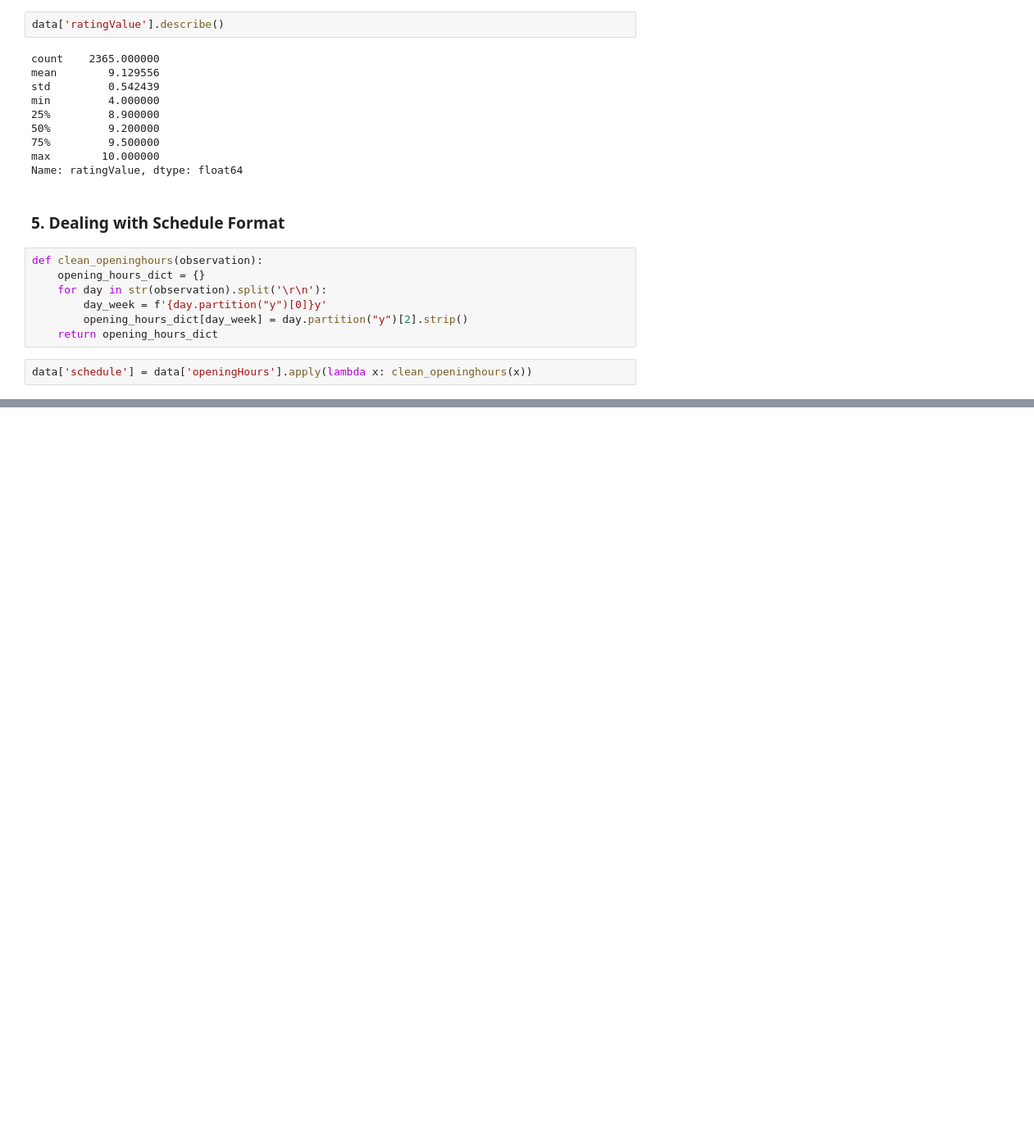
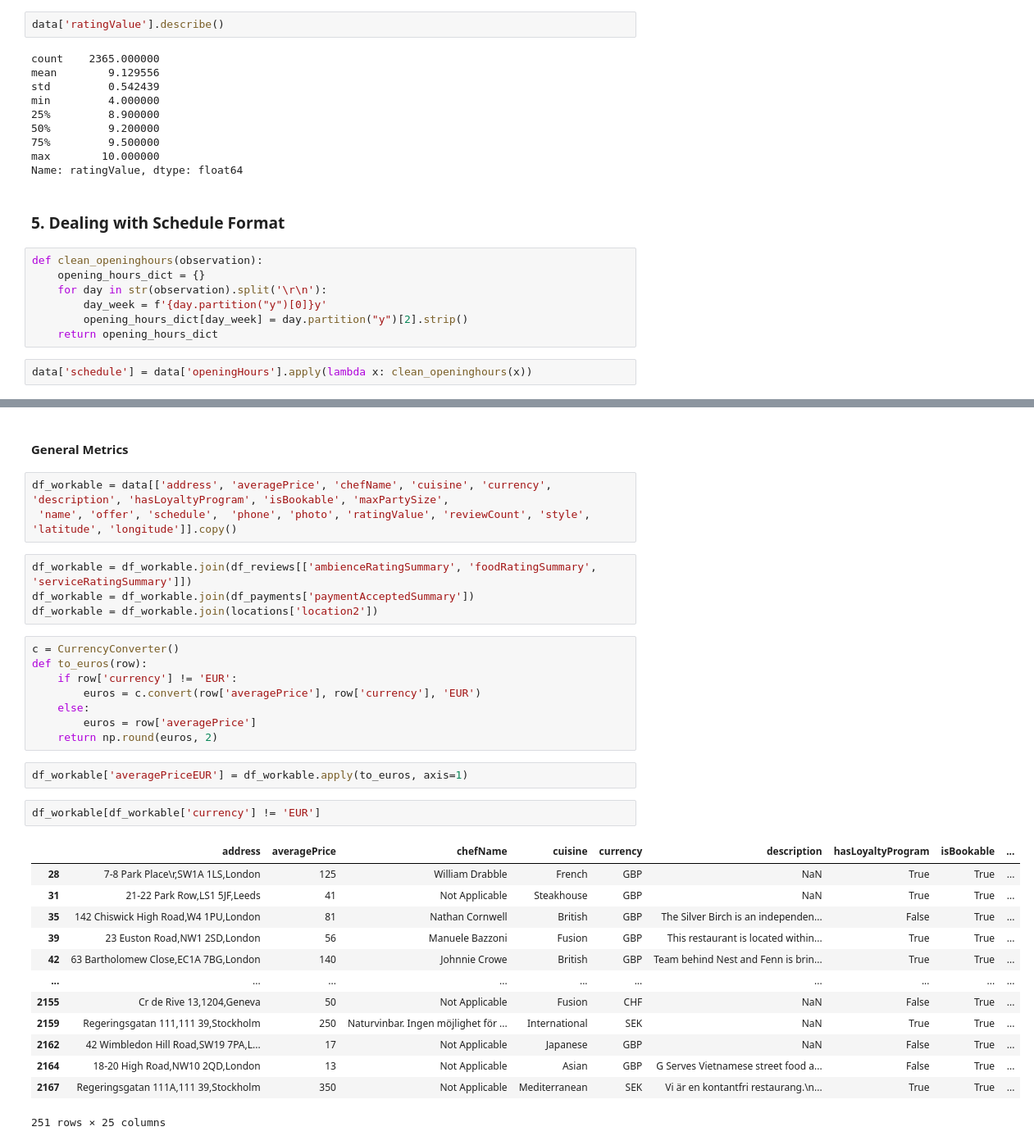
Before and after one commit to shaulleo/FlavourFlix, a Jupyter notebook: EDA1.ipynb, the cells around one changed output, grey strips where cells are left out. Shown at 82% size. Drawn from its saved outputs; the diff is of its cells as text; blank space fills up the shorter version.

```diff
--- a/EDA1.ipynb
+++ b/EDA1.ipynb
@@ -157,0 +298,35 @@ Name: reviewList/10/review, Length: 2415, dtype: object
+# %% [markdown]
+#### General Metrics
+# %%
+df_workable = data[['address', 'averagePrice', 'chefName', 'cuisine', 'currency', 'description', 'hasLoyaltyProgram', 'isBookable', 'maxPartySize',
+ 'name', 'offer', 'schedule',  'phone', 'photo', 'ratingValue', 'reviewCount', 'style', 'latitude', 'longitude']].copy()
+# %%
+df_workable = df_workable.join(df_reviews[['ambienceRatingSummary', 'foodRatingSummary', 'serviceRatingSummary']])
+df_workable = df_workable.join(df_payments['paymentAcceptedSummary'])
+df_workable = df_workable.join(locations['location2'])
+# %%
+c = CurrencyConverter()
+def to_euros(row):
+    if row['currency'] != 'EUR':
+        euros = c.convert(row['averagePrice'], row['currency'], 'EUR')
+    else:
+        euros = row['averagePrice']
+    return np.round(euros, 2)
+# %%
+df_workable['averagePriceEUR'] = df_workable.apply(to_euros, axis=1)
+# %%
+df_workable[df_workable['currency'] != 'EUR']
+# %% [output]
+|  | address | averagePrice | chefName | cuisine | currency | description | hasLoyaltyProgram | isBookable | ... |
+| 28 | 7-8 Park Place\r,SW1A 1LS,London | 125 | William Drabble | French | GBP | NaN | True | True | ... |
+| 31 | 21-22 Park Row,LS1 5JF,Leeds | 41 | Not Applicable | Steakhouse | GBP | NaN | True | True | ... |
+| 35 | 142 Chiswick High Road,W4 1PU,London | 81 | Nathan Cornwell | British | GBP | The Silver Birch is an independen... | False | True | ... |
+| 39 | 23 Euston Road,NW1 2SD,London | 56 | Manuele Bazzoni | Fusion | GBP | This restaurant is located within... | True | True | ... |
+| 42 | 63 Bartholomew Close,EC1A 7BG,London | 140 | Johnnie Crowe | British | GBP | Team behind Nest and Fenn is brin... | True | True | ... |
+| ... | ... | ... | ... | ... | ... | ... | ... | ... | ... |
+| 2155 | Cr de Rive 13,1204,Geneva | 50 | Not Applicable | Fusion | CHF | NaN | False | True | ... |
+| 2159 | Regeringsgatan 111,111 39,Stockholm | 250 | Naturvinbar. Ingen möjlighet för ... | International | SEK | NaN | True | True | ... |
+| 2162 | 42 Wimbledon Hill Road,SW19 7PA,L... | 17 | Not Applicable | Japanese | GBP | NaN | False | True | ... |
+| 2164 | 18-20 High Road,NW10 2QD,London | 13 | Not Applicable | Asian | GBP | G Serves Vietnamese street food a... | False | True | ... |
+| 2167 | Regeringsgatan 111A,111 39,Stockholm | 350 | Not Applicable | Mediterranean | SEK | Vi är en kontantfri restaurang.\n... | True | True | ... |
+251 rows × 25 columns
```
Also changed, not shown: parts of 30 cells of this notebook, 1 other file.
